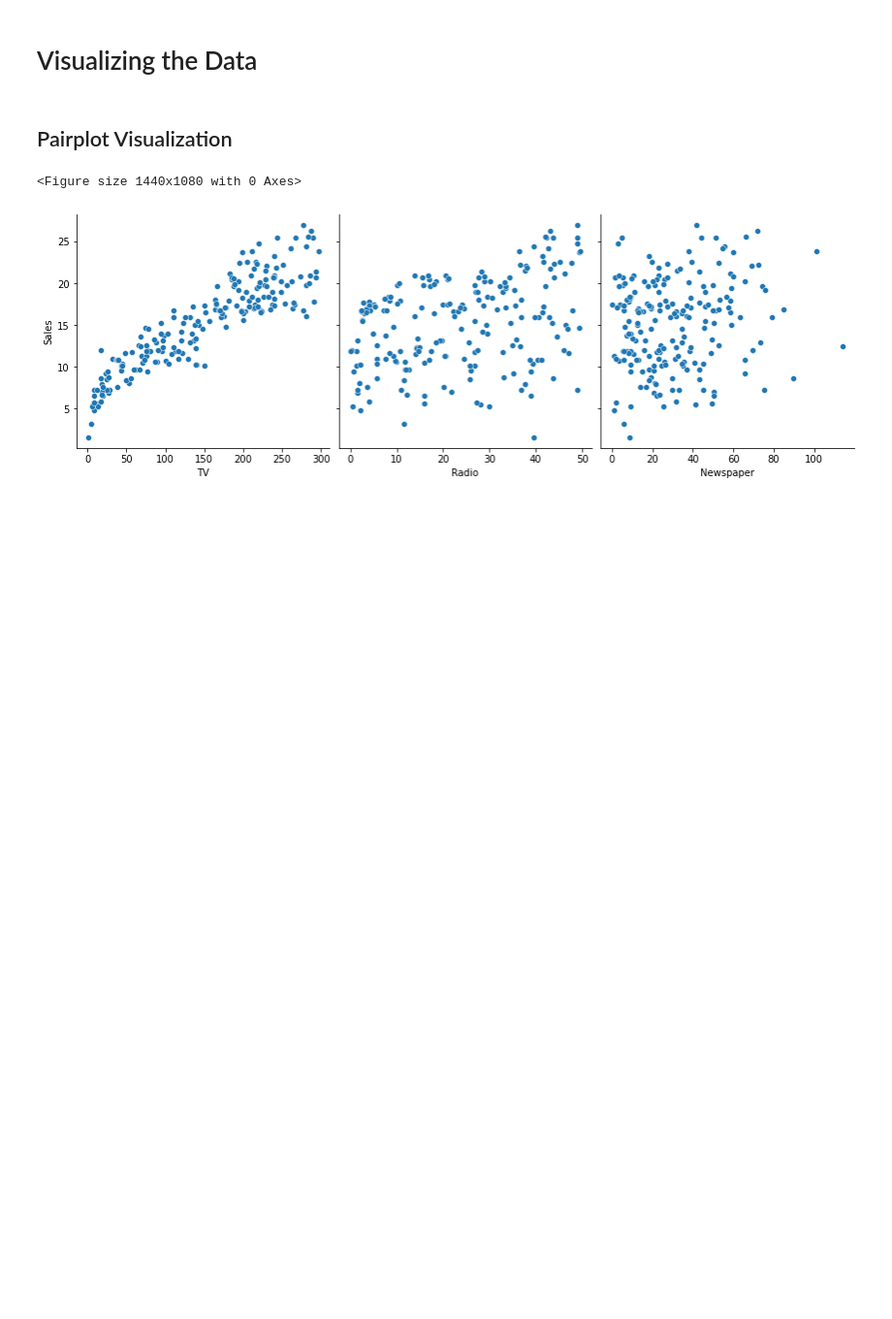
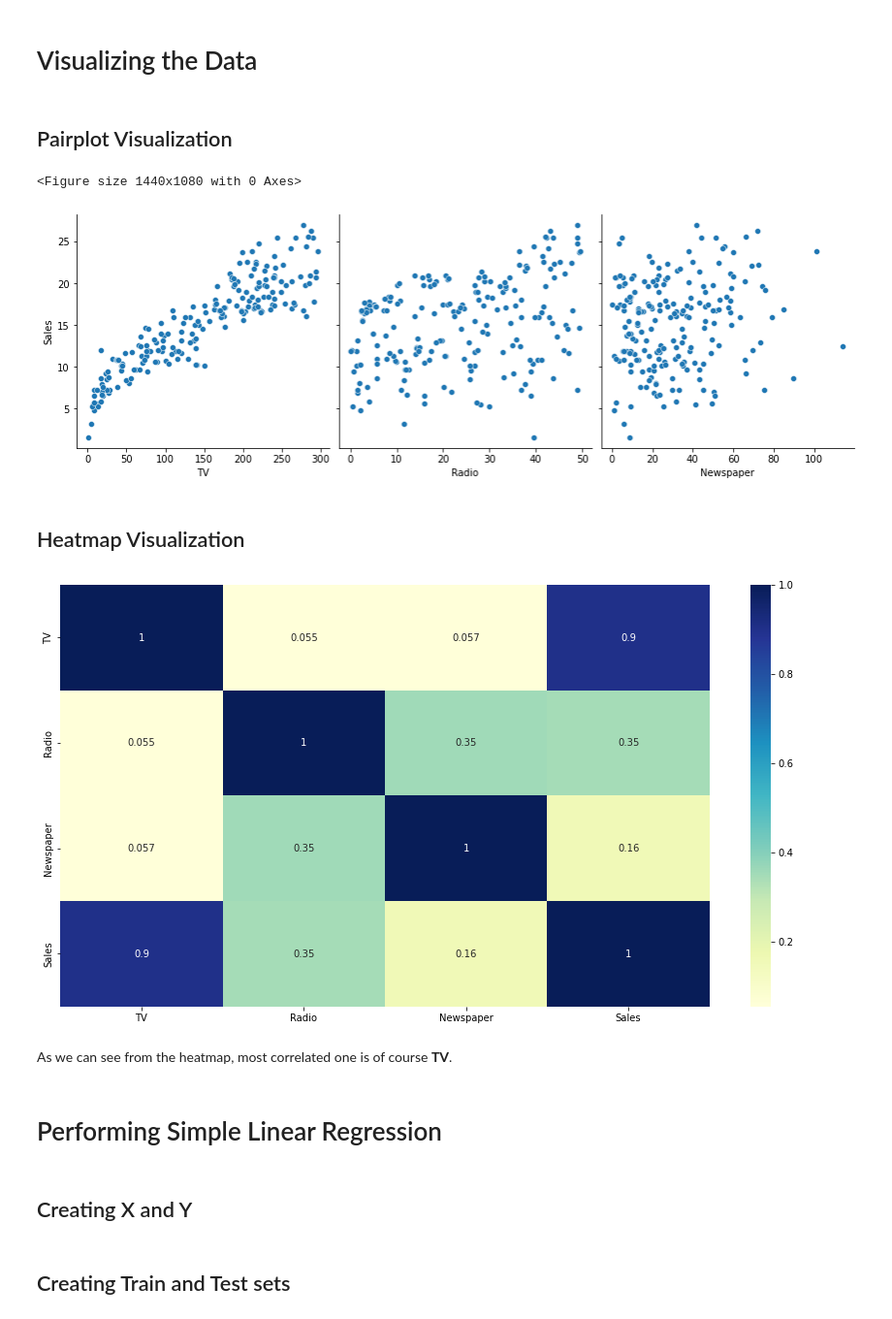
Before and after one commit to MrEktirir/Data-Analysis-Linear-Regression, a Jupyter notebook: analysis.ipynb, the cells around one changed output. Shown at 97% size. Drawn from its saved outputs; the diff is of its cells as text; code cells hidden in the pictures; blank space fills up the shorter version.

```diff
--- a/analysis.ipynb
+++ b/analysis.ipynb
@@ -79,3 +79,21 @@ plt.show()
 # %% [output]
 <Figure size 1440x1080 with 0 Axes>
 [figure]
+# %% [markdown]
+## Heatmap Visualization
+# %%
+plt.figure(figsize=(15, 8))
+sns.heatmap(
+    advertising.corr(),
+    cmap='YlGnBu',
+    annot=True
+)
+plt.show()
+# %% [output]
+[figure, added]
+# %% [markdown]
+<p> As we can see from the heatmap, most correlated one is of course <b>TV</b>.</p>
+# %% [markdown]
+# Performing Simple Linear Regression
+# %% [markdown]
+## Creating X and Y
@@ -81,0 +103,2 @@ plt.show()
+# %% [markdown]
+## Creating Train and Test sets
```
Also changed, not shown: parts of 7 cells of this notebook.
